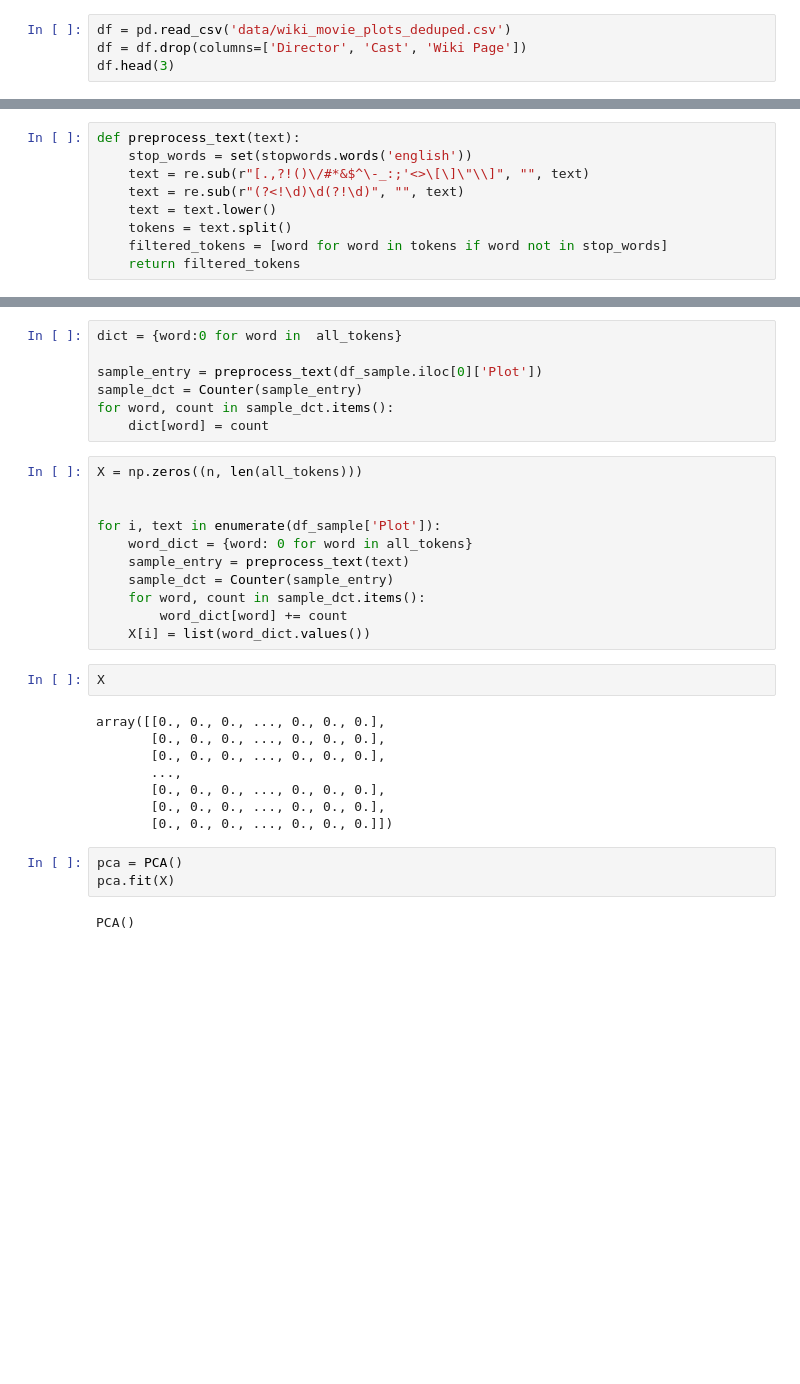
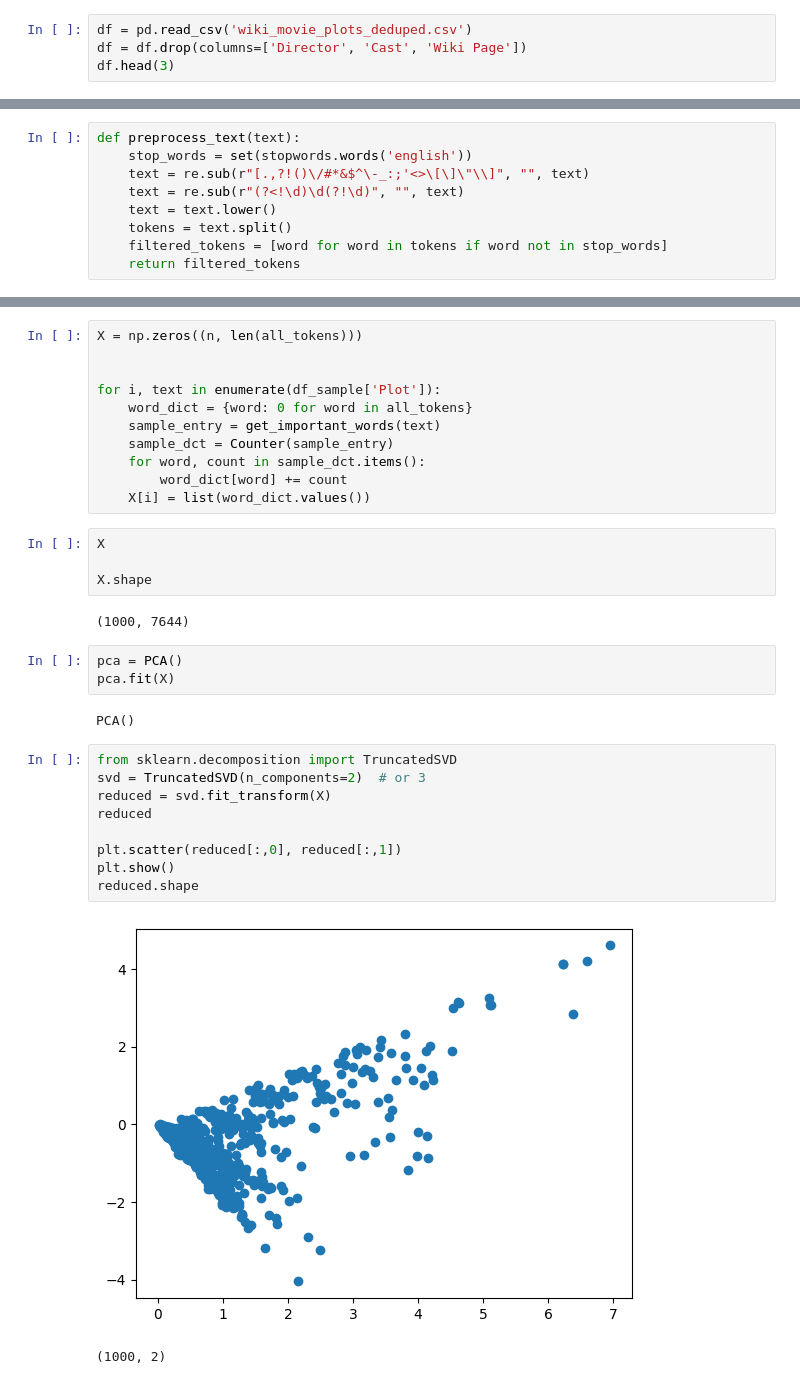
Before and after one commit to AdvancingHermit/CompToolsProject, a Jupyter notebook: Word_embedding.ipynb, the cells around one changed output, grey strips where cells are left out. Saved outputs shown, nothing was run; the diff lists cells and outputs as text; blank space fills up the shorter version.

```diff
--- a/Word_embedding.ipynb
+++ b/Word_embedding.ipynb
@@ -20,7 +22,7 @@ nltk.download('punkt')
 [nltk_data]   Package punkt is already up-to-date!
 True
 # %%
-df = pd.read_csv('data/wiki_movie_plots_deduped.csv')
+df = pd.read_csv('wiki_movie_plots_deduped.csv')
 df = df.drop(columns=['Director', 'Cast', 'Wiki Page'])
 df.head(3)
 # %% [output]
@@ -46,34 +70,35 @@ all_tokens = list(set(chain.from_iterable(df_sample['Plot'].apply(preprocess_tex
 all_tokens.sort()
-# %%
-dict = {word:0 for word in  all_tokens}
-
-sample_entry = preprocess_text(df_sample.iloc[0]['Plot'])
-sample_dct = Counter(sample_entry)
-for word, count in sample_dct.items():
-    dict[word] = count
 # %%
 X = np.zeros((n, len(all_tokens)))
 
 
 for i, text in enumerate(df_sample['Plot']):
     word_dict = {word: 0 for word in all_tokens}
-    sample_entry = preprocess_text(text)
+    sample_entry = get_important_words(text)
     sample_dct = Counter(sample_entry)
     for word, count in sample_dct.items():
         word_dict[word] += count
     X[i] = list(word_dict.values())
 # %%
 X
+
+X.shape
 # %% [output]
-array([[0., 0., 0., ..., 0., 0., 0.],
-       [0., 0., 0., ..., 0., 0., 0.],
-       [0., 0., 0., ..., 0., 0., 0.],
-       ...,
-       [0., 0., 0., ..., 0., 0., 0.],
-       [0., 0., 0., ..., 0., 0., 0.],
-       [0., 0., 0., ..., 0., 0., 0.]])
+(1000, 7644)
 # %%
 pca = PCA()
 pca.fit(X)
 # %% [output]
 PCA()
+# %%
+from sklearn.decomposition import TruncatedSVD
+svd = TruncatedSVD(n_components=2)  # or 3
+reduced = svd.fit_transform(X)
+reduced
+
+plt.scatter(reduced[:,0], reduced[:,1])
+plt.show()
+reduced.shape
+# %% [output]
+[figure, added]
+(1000, 2)
```
Also changed, not shown: parts of 9 cells of this notebook.
